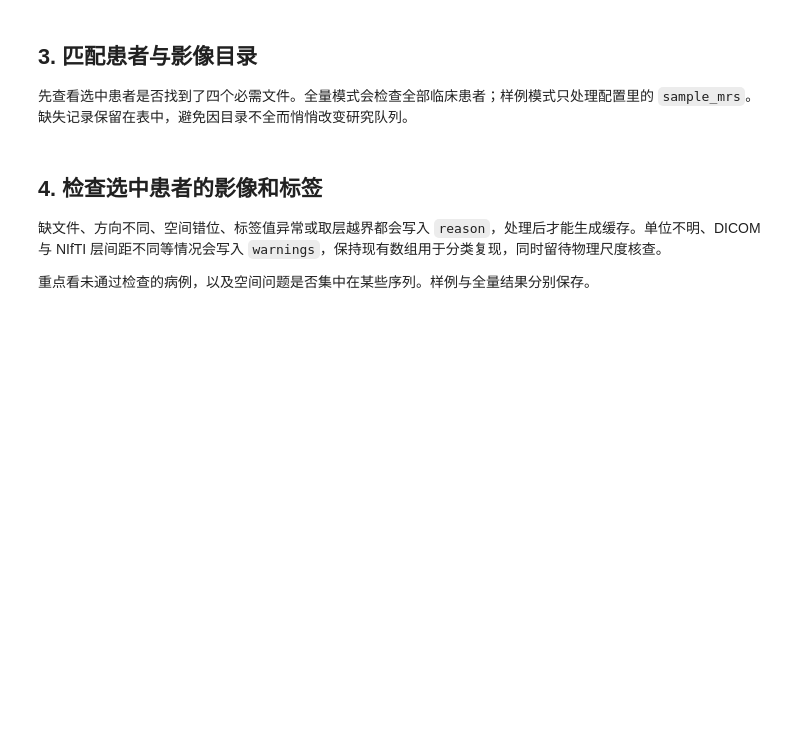
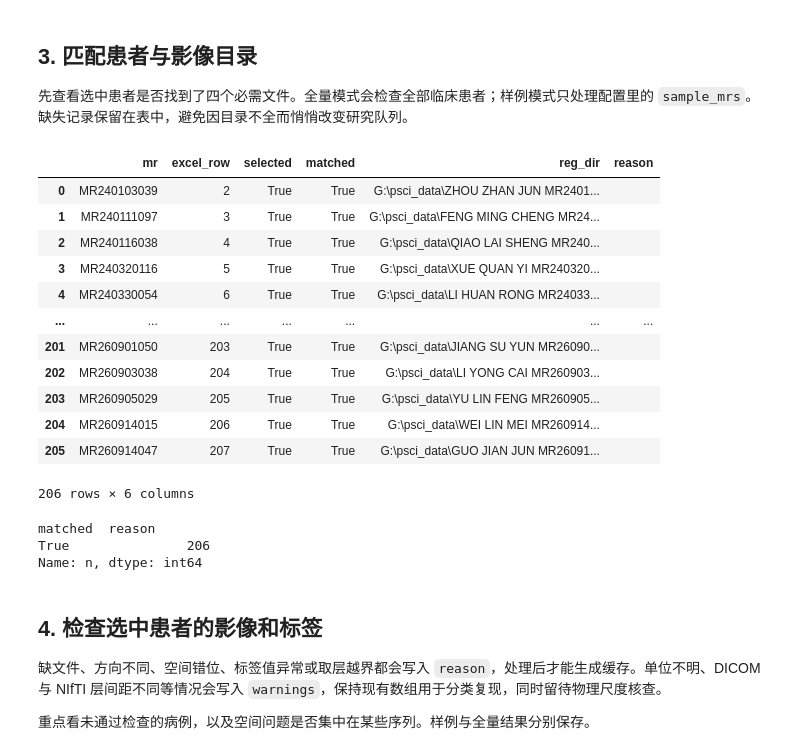
Before and after one commit to SunriserO5/PSCI, a Jupyter notebook: 00_共享数据核查与固定队列.ipynb, the cells around one changed output. Drawn from its saved outputs; the diff is of its cells as text; code cells hidden in the pictures; blank space fills up the shorter version.

```diff
--- a/00_共享数据核查与固定队列.ipynb
+++ b/00_共享数据核查与固定队列.ipynb
@@ -1202,12 +1226,29 @@ if RUN_ADAPTER:
 
 先查看选中患者是否找到了四个必需文件。全量模式会检查全部临床患者；样例模式只处理配置里的 `sample_mrs`。缺失记录保留在表中，避免因目录不全而悄悄改变研究队列。
 # %%
-RUN_PATIENT_MATCHING = False
+RUN_PATIENT_MATCHING = True
 if RUN_PATIENT_MATCHING:
     matching = match_patients(cfg)
     selected = matching.loc[matching.selected]
     display(selected)
     display(selected.groupby(["matched", "reason"], dropna=False).size().rename("n"))
+# %% [output]
+|  | mr | excel_row | selected | matched | reg_dir | reason |
+| 0 | MR240103039 | 2 | True | True | G:\psci_data\ZHOU ZHAN JUN MR2401... |  |
+| 1 | MR240111097 | 3 | True | True | G:\psci_data\FENG MING CHENG MR24... |  |
+| 2 | MR240116038 | 4 | True | True | G:\psci_data\QIAO LAI SHENG MR240... |  |
+| 3 | MR240320116 | 5 | True | True | G:\psci_data\XUE QUAN YI MR240320... |  |
+| 4 | MR240330054 | 6 | True | True | G:\psci_data\LI HUAN RONG MR24033... |  |
+| ... | ... | ... | ... | ... | ... | ... |
+| 201 | MR260901050 | 203 | True | True | G:\psci_data\JIANG SU YUN MR26090... |  |
+| 202 | MR260903038 | 204 | True | True | G:\psci_data\LI YONG CAI MR260903... |  |
+| 203 | MR260905029 | 205 | True | True | G:\psci_data\YU LIN FENG MR260905... |  |
+| 204 | MR260914015 | 206 | True | True | G:\psci_data\WEI LIN MEI MR260914... |  |
+| 205 | MR260914047 | 207 | True | True | G:\psci_data\GUO JIAN JUN MR26091... |  |
+206 rows × 6 columns
+matched  reason
+True               206
+Name: n, dtype: int64
 # %% [markdown]
 ## 4. 检查选中患者的影像和标签
 
```
Also changed, not shown: parts of 10 cells of this notebook, 2 other files.
